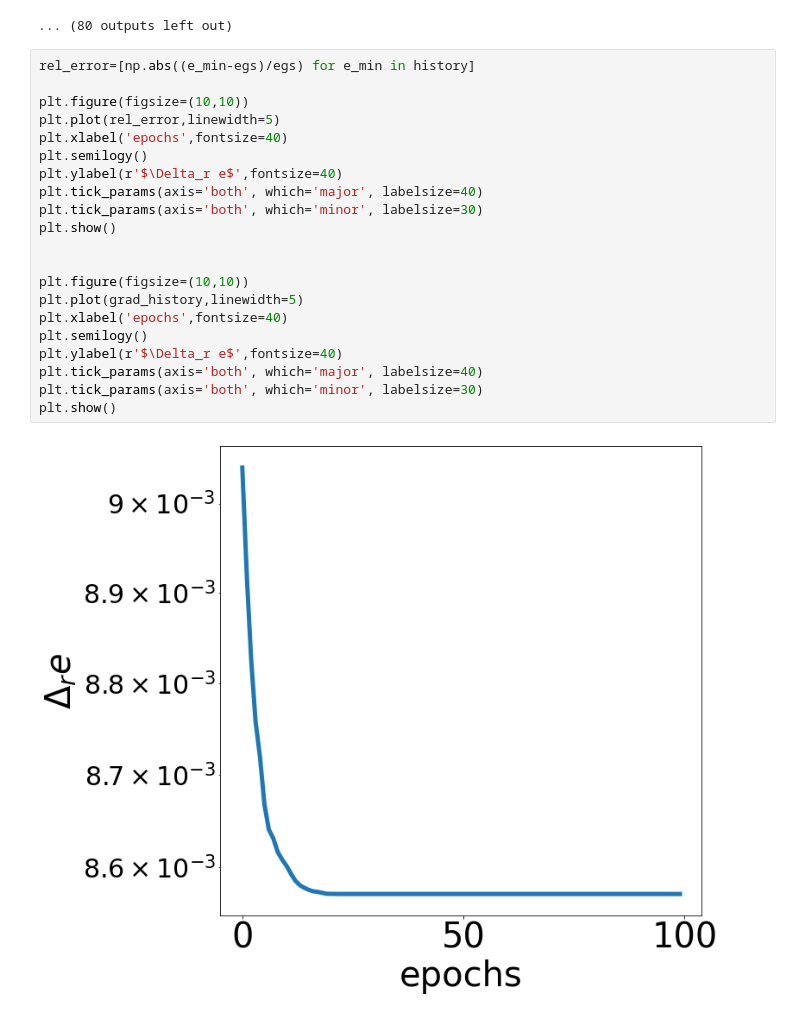
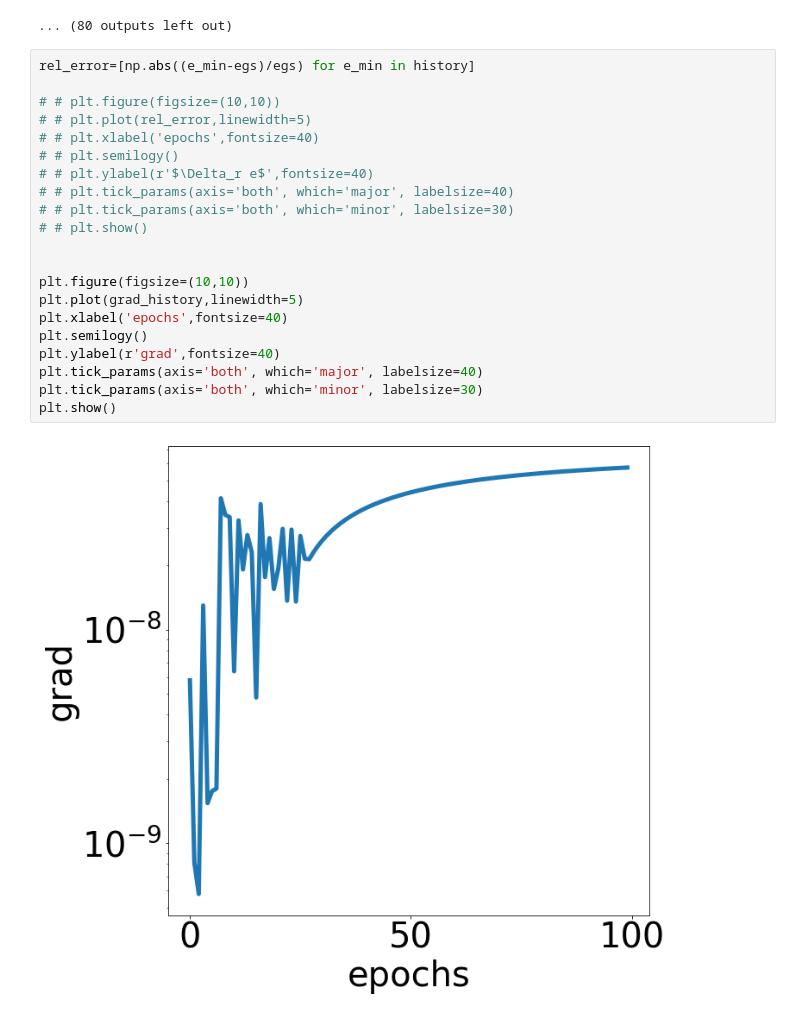
Before and after one commit to emacosta95/QuantumMachineLearningFermions, a Jupyter notebook: Untitled-1.ipynb, the cells around one changed output. Saved outputs shown, nothing was run; the diff lists cells and outputs as text.

Commit message:
other plots

```diff
--- a/Untitled-1.ipynb
+++ b/Untitled-1.ipynb
@@ -258,23 +258,23 @@ grad tolerance=0.026994850280649
 # %%
 rel_error=[np.abs((e_min-egs)/egs) for e_min in history]
 
-plt.figure(figsize=(10,10))
-plt.plot(rel_error,linewidth=5)
-plt.xlabel('epochs',fontsize=40)
-plt.semilogy()
-plt.ylabel(r'$\Delta_r e$',fontsize=40)
-plt.tick_params(axis='both', which='major', labelsize=40)
-plt.tick_params(axis='both', which='minor', labelsize=30)
-plt.show()
+# # plt.figure(figsize=(10,10))
+# # plt.plot(rel_error,linewidth=5)
+# # plt.xlabel('epochs',fontsize=40)
+# # plt.semilogy()
+# # plt.ylabel(r'$\Delta_r e$',fontsize=40)
+# # plt.tick_params(axis='both', which='major', labelsize=40)
+# # plt.tick_params(axis='both', which='minor', labelsize=30)
+# # plt.show()
 
 
 plt.figure(figsize=(10,10))
 plt.plot(grad_history,linewidth=5)
 plt.xlabel('epochs',fontsize=40)
 plt.semilogy()
-plt.ylabel(r'$\Delta_r e$',fontsize=40)
+plt.ylabel(r'grad',fontsize=40)
 plt.tick_params(axis='both', which='major', labelsize=40)
 plt.tick_params(axis='both', which='minor', labelsize=30)
 plt.show()
 # %% [output]
-[figure, old version]
+[figure, new version]
```
